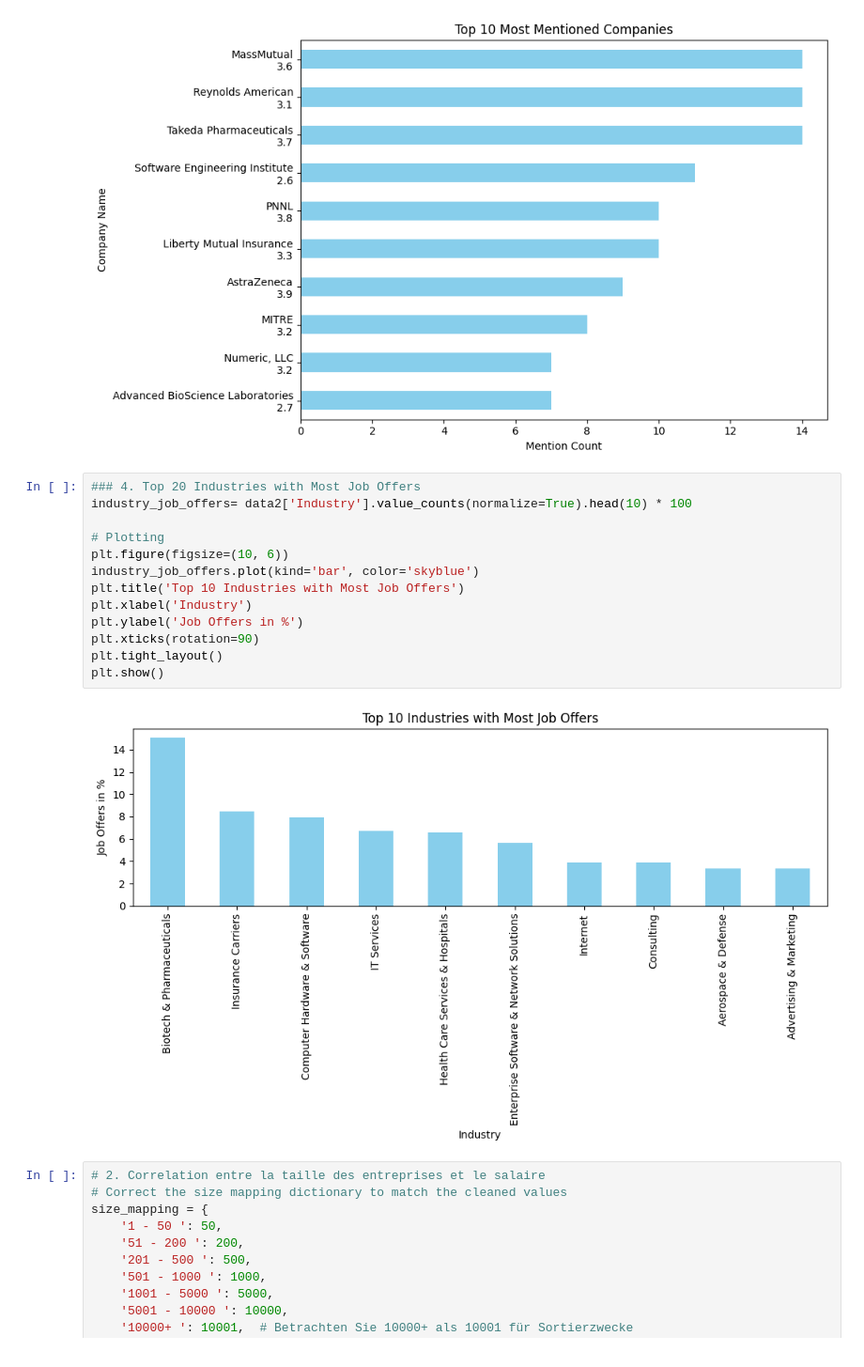
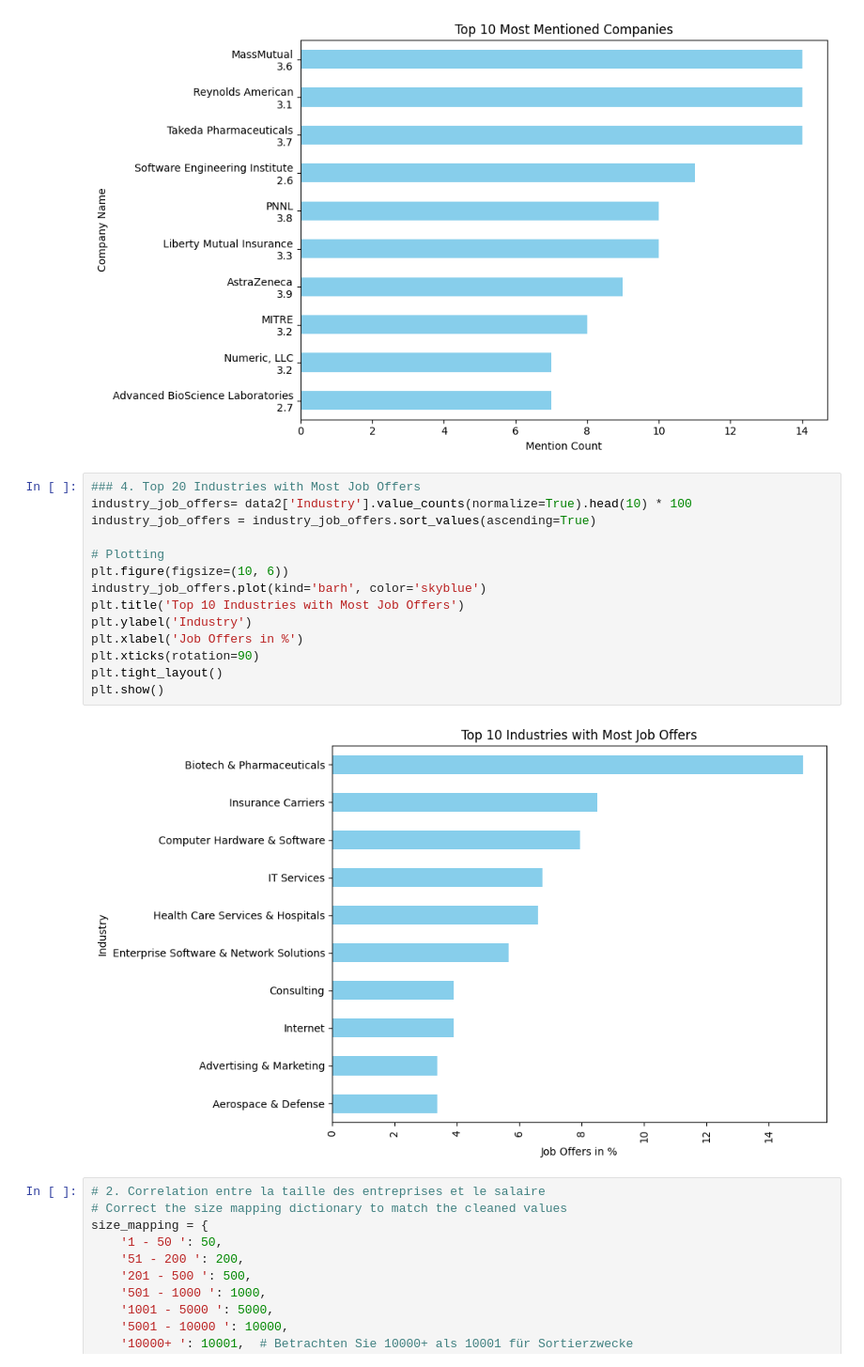
Before and after one commit to datschman/DataScientist, a Jupyter notebook: notebooks/website_content.ipynb, the cells around one changed output. Shown at 94% size. Cells and saved outputs as stored; diff of their text form.

```diff
--- a/notebooks/website_content.ipynb
+++ b/notebooks/website_content.ipynb
@@ -141,18 +143,19 @@ plt.show()
 # %%
 ### 4. Top 20 Industries with Most Job Offers
 industry_job_offers= data2['Industry'].value_counts(normalize=True).head(10) * 100
+industry_job_offers = industry_job_offers.sort_values(ascending=True)
 
 # Plotting
 plt.figure(figsize=(10, 6))
-industry_job_offers.plot(kind='bar', color='skyblue')
+industry_job_offers.plot(kind='barh', color='skyblue')
 plt.title('Top 10 Industries with Most Job Offers')
-plt.xlabel('Industry')
-plt.ylabel('Job Offers in %')
+plt.ylabel('Industry')
+plt.xlabel('Job Offers in %')
 plt.xticks(rotation=90)
 plt.tight_layout()
 plt.show()
 # %% [output]
-[figure, old version]
+[figure, new version]
 # %%
 # 2. Correlation entre la taille des entreprises et le salaire
 # Correct the size mapping dictionary to match the cleaned values
```
Also changed, not shown: parts of 1 cell of this notebook, 4 other files.
